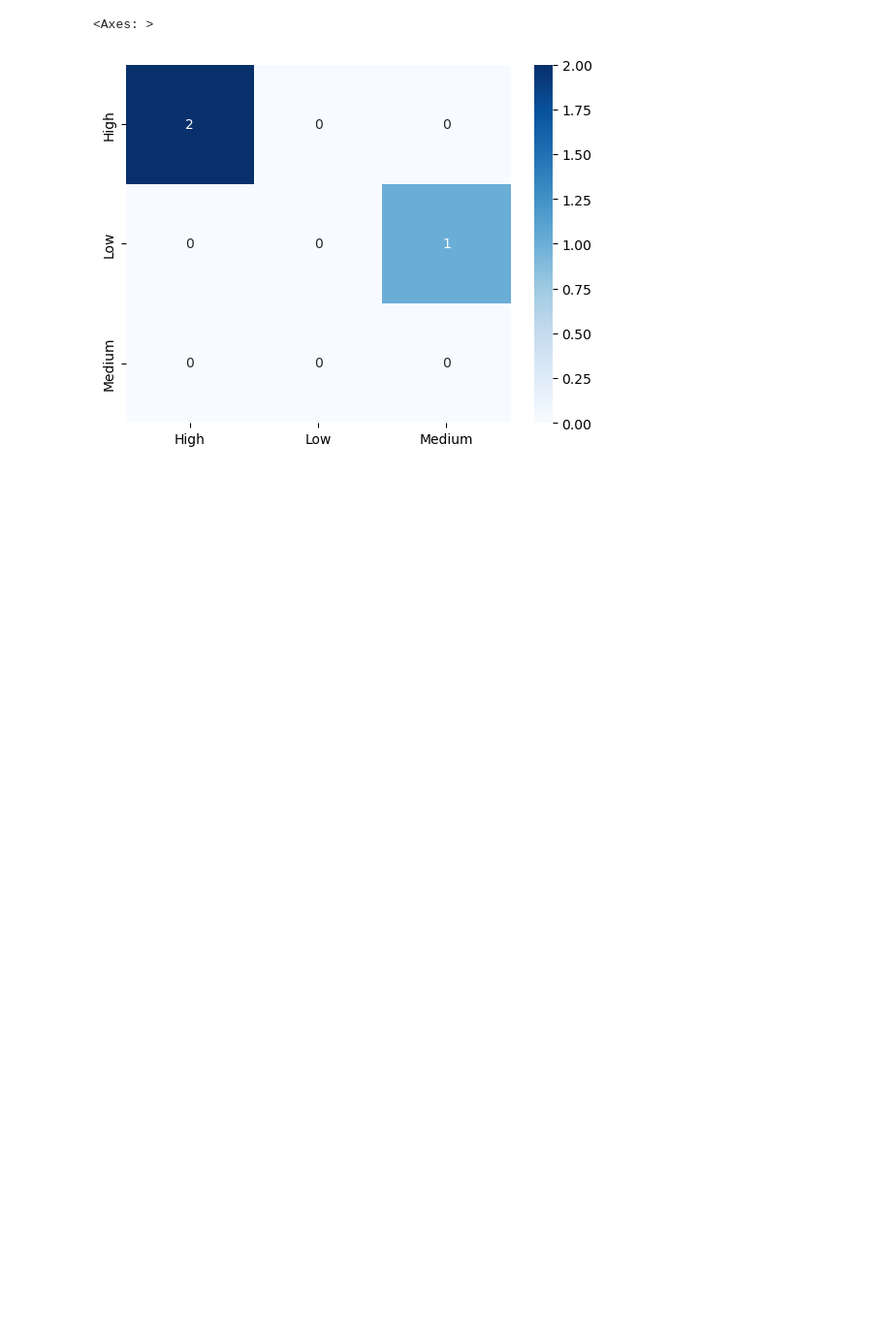
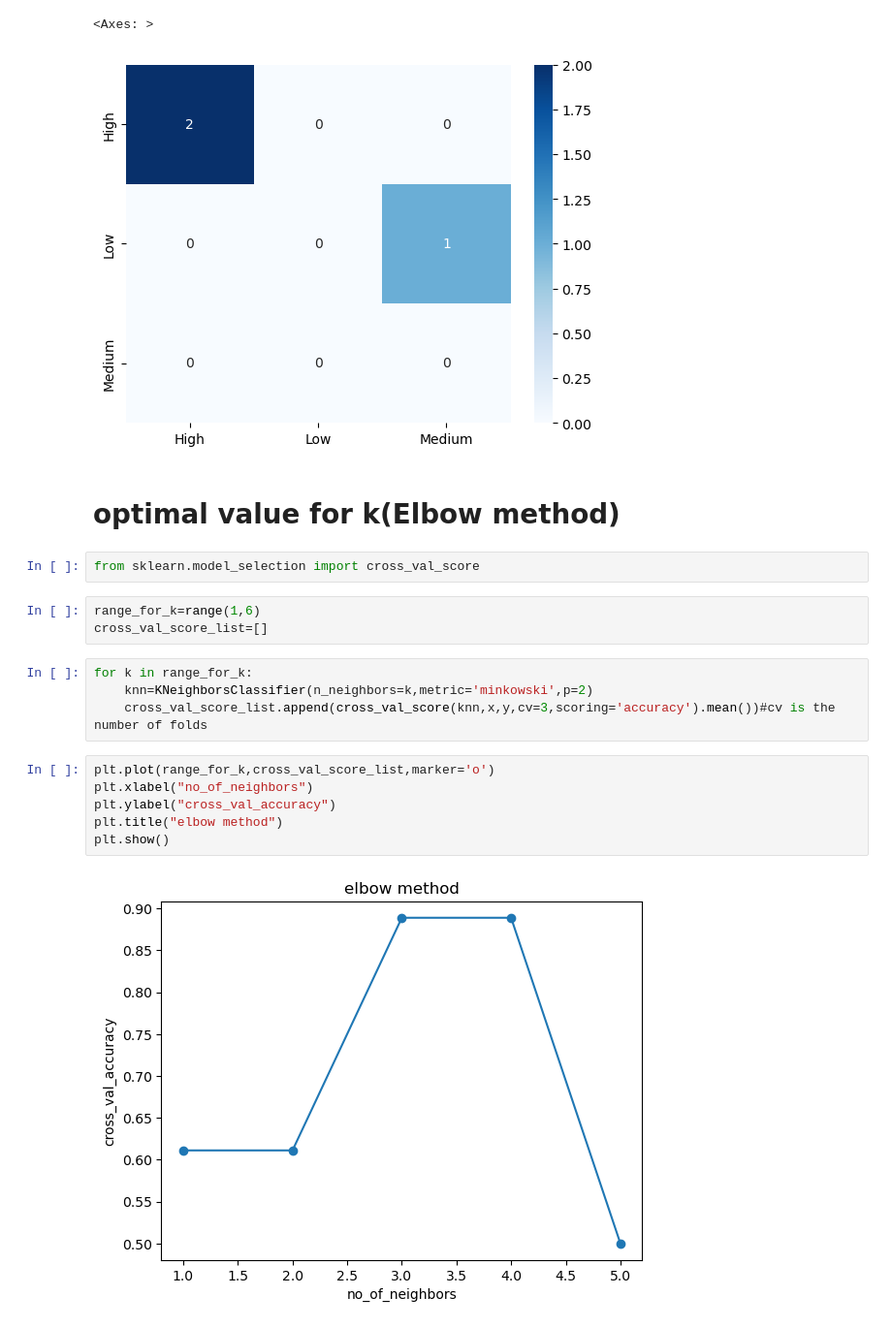
Before and after one commit to vimalathithan17/data-mining, a Jupyter notebook: KNNClassifier.ipynb, the cells around one changed output. Shown at 97% size. Saved outputs shown, nothing was run; the diff lists cells and outputs as text; blank space fills up the shorter version.

```diff
--- a/KNNClassifier.ipynb
+++ b/KNNClassifier.ipynb
@@ -180,3 +180,22 @@ sns.heatmap(conf_matrix,cmap='Blues',annot=True,xticklabels=encoder.inverse_tran
 # %% [output]
 <Axes: >
 [figure]
+# %% [markdown]
+# optimal value for k(Elbow method)
+# %%
+from sklearn.model_selection import cross_val_score
+# %%
+range_for_k=range(1,6)
+cross_val_score_list=[]
+# %%
+for k in range_for_k:
+    knn=KNeighborsClassifier(n_neighbors=k,metric='minkowski',p=2)
+    cross_val_score_list.append(cross_val_score(knn,x,y,cv=3,scoring='accuracy').mean())#cv is the number of folds
+# %%
+plt.plot(range_for_k,cross_val_score_list,marker='o')
+plt.xlabel("no_of_neighbors")
+plt.ylabel("cross_val_accuracy")
+plt.title("elbow method")
+plt.show()
+# %% [output]
+[figure, added]
```
Also changed, not shown: 1 other file.
